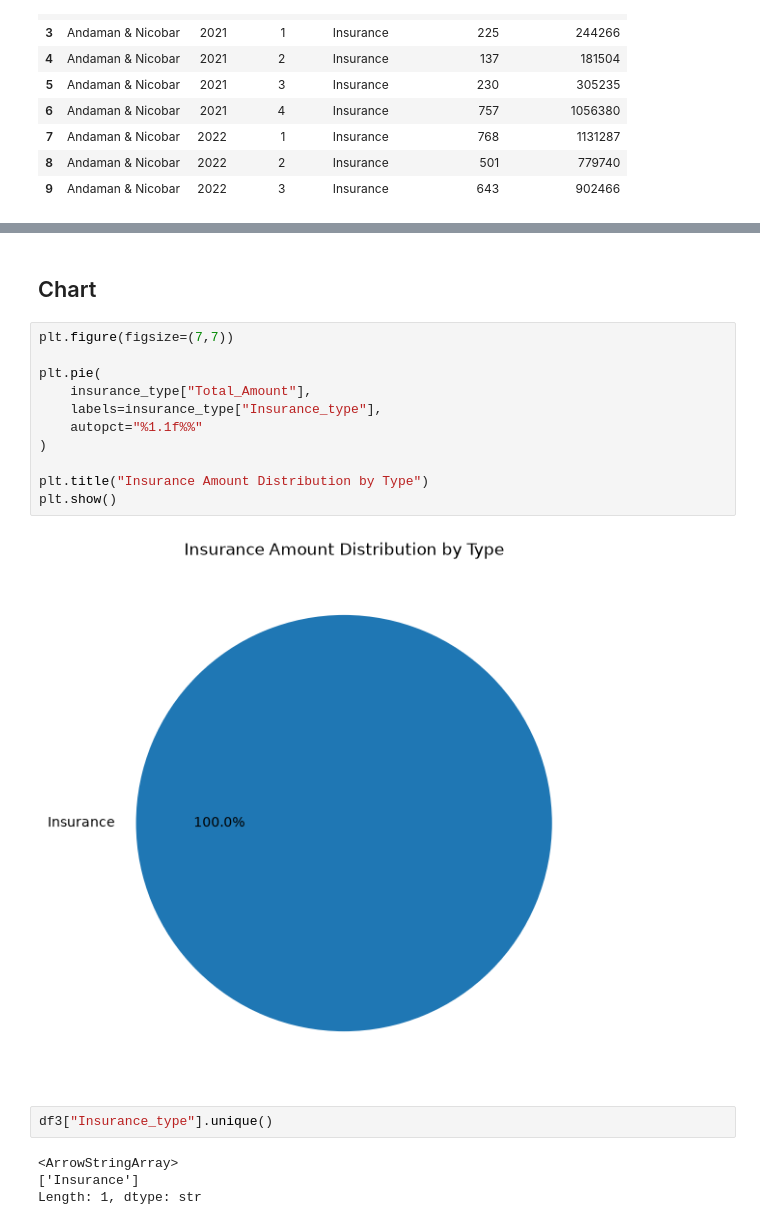
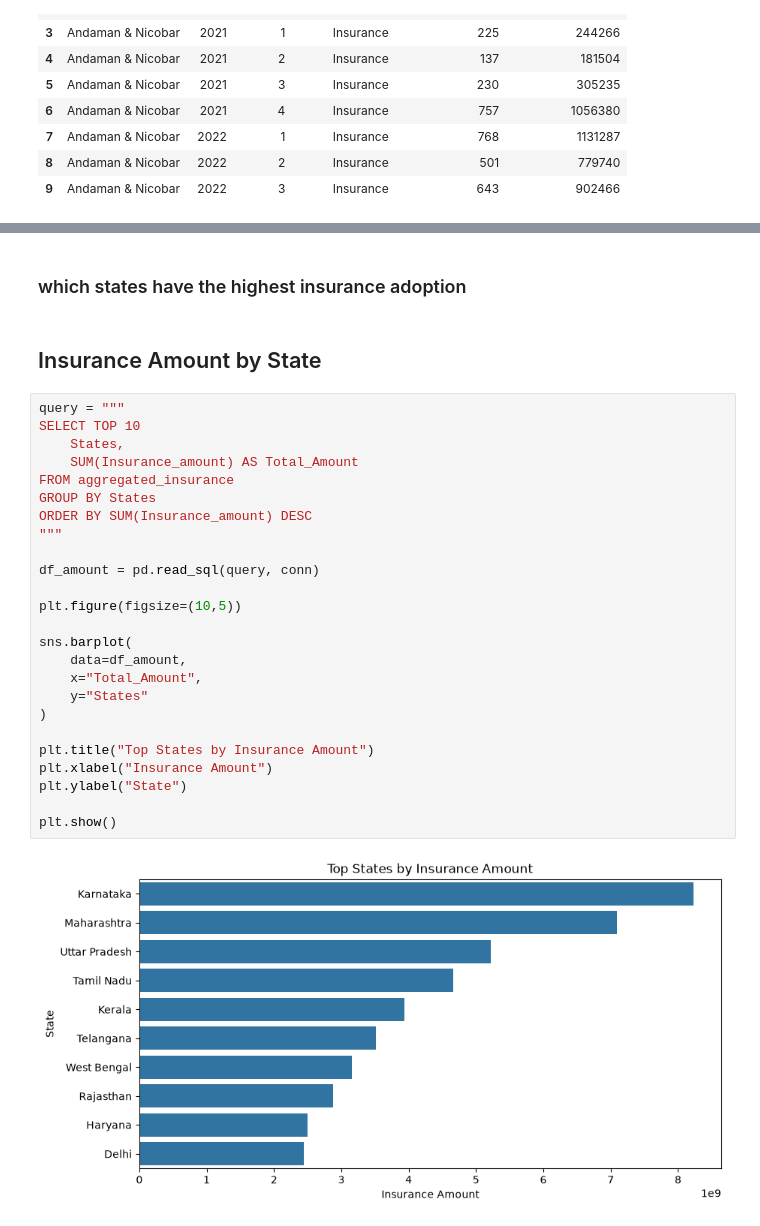
Before and after one commit to deva392000/phonepe-transaction-insights, a Jupyter notebook: case 3.ipynb, the cells around one changed output, grey strips where cells are left out. Saved outputs shown, nothing was run; the diff lists cells and outputs as text.

```diff
--- a/case 3.ipynb
+++ b/case 3.ipynb
@@ -82,21 +98,31 @@ insurance_type
+# %% [markdown]
+### which states have the highest insurance adoption
 # %% [markdown]
-## Chart
+## Insurance Amount by State
 # %%
-plt.figure(figsize=(7,7))
+query = """
+SELECT TOP 10
+    States,
+    SUM(Insurance_amount) AS Total_Amount
+FROM aggregated_insurance
+GROUP BY States
+ORDER BY SUM(Insurance_amount) DESC
+"""
 
-plt.pie(
-    insurance_type["Total_Amount"],
-    labels=insurance_type["Insurance_type"],
-    autopct="%1.1f%%"
+df_amount = pd.read_sql(query, conn)
+
+plt.figure(figsize=(10,5))
+
+sns.barplot(
+    data=df_amount,
+    x="Total_Amount",
+    y="States"
 )
 
-plt.title("Insurance Amount Distribution by Type")
+plt.title("Top States by Insurance Amount")
+plt.xlabel("Insurance Amount")
+plt.ylabel("State")
+
 plt.show()
 # %% [output]
-[figure, old version]
+[figure, new version]
-# %%
-df3["Insurance_type"].unique()
-# %% [output]
-<ArrowStringArray>
-['Insurance']
-Length: 1, dtype: str
```
Also changed, not shown: parts of 13 cells of this notebook, 5 other files.
